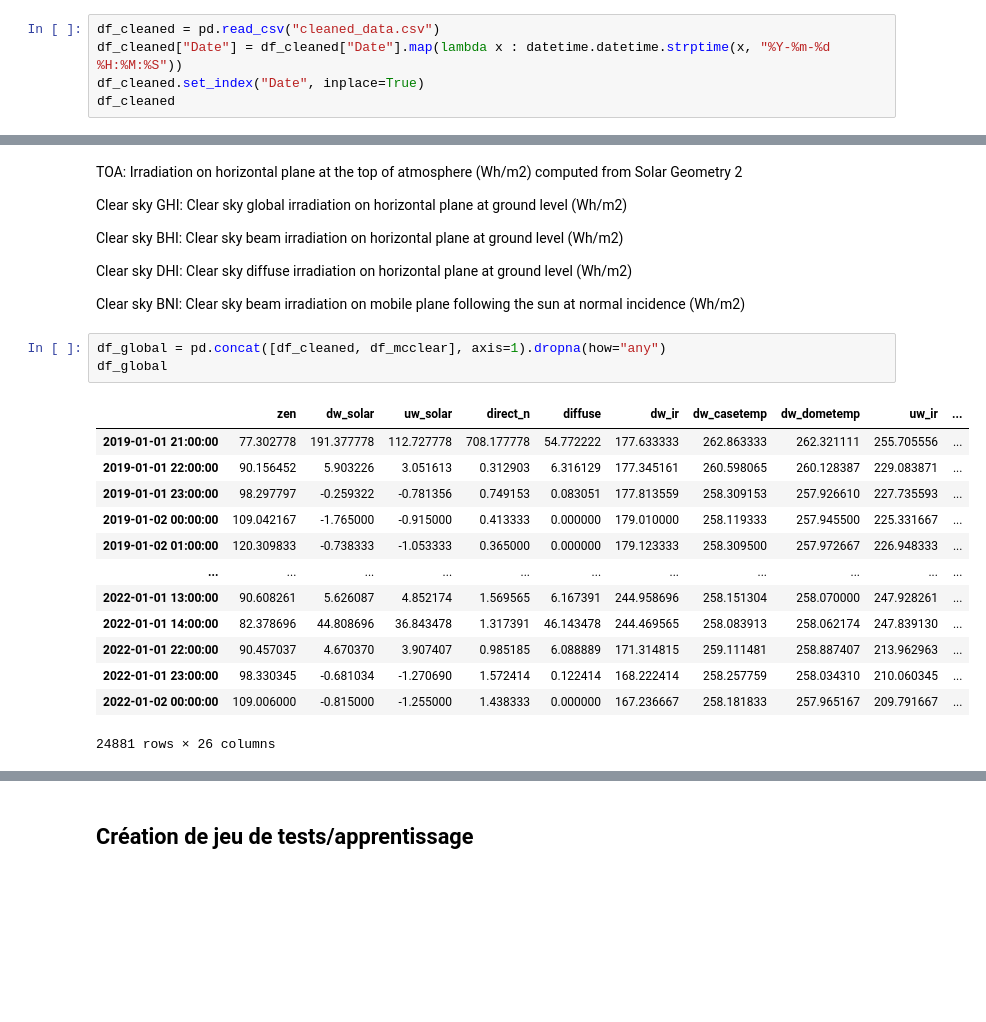
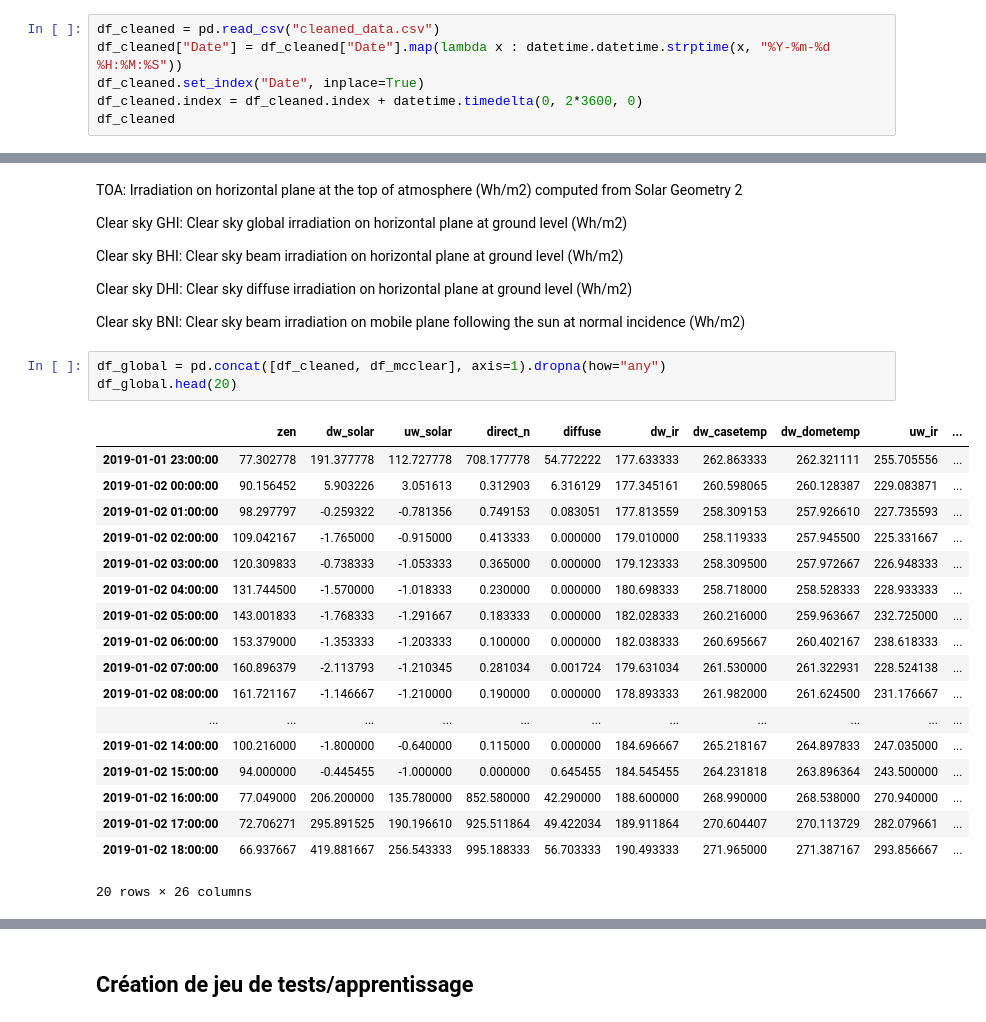
Before and after one commit to pierreberranger/Challenge_Solaire, a Jupyter notebook: challenge_solaire.ipynb, the cells around one changed output, grey strips where cells are left out. Saved outputs shown, nothing was run; the diff lists cells and outputs as text; blank space fills up the shorter version.

```diff
--- a/challenge_solaire.ipynb
+++ b/challenge_solaire.ipynb
@@ -72,6 +72,7 @@ df_final.to_csv("cleaned_data.csv")
 df_cleaned = pd.read_csv("cleaned_data.csv")
 df_cleaned["Date"] = df_cleaned["Date"].map(lambda x : datetime.datetime.strptime(x, "%Y-%m-%d %H:%M:%S"))
 df_cleaned.set_index("Date", inplace=True)
+df_cleaned.index = df_cleaned.index + datetime.timedelta(0, 2*3600, 0)
 df_cleaned
 # %% [output]
 |  | zen | dw_solar | uw_solar | direct_n | diffuse | dw_ir | dw_casetemp | dw_dometemp | uw_ir | ... |
@@ -131,18 +132,23 @@ Clear sky DHI: Clear sky diffuse irradiation on horizontal plane at ground level
 Clear sky BNI: Clear sky beam irradiation on mobile plane following the sun at normal incidence (Wh/m2)
 # %%
 df_global = pd.concat([df_cleaned, df_mcclear], axis=1).dropna(how="any")
-df_global
+df_global.head(20)
 # %% [output]
 |  | zen | dw_solar | uw_solar | direct_n | diffuse | dw_ir | dw_casetemp | dw_dometemp | uw_ir | ... |
-| 2019-01-01 21:00:00 | 77.302778 | 191.377778 | 112.727778 | 708.177778 | 54.772222 | 177.633333 | 262.863333 | 262.321111 | 255.705556 | ... |
-| 2019-01-01 22:00:00 | 90.156452 | 5.903226 | 3.051613 | 0.312903 | 6.316129 | 177.345161 | 260.598065 | 260.128387 | 229.083871 | ... |
-| 2019-01-01 23:00:00 | 98.297797 | -0.259322 | -0.781356 | 0.749153 | 0.083051 | 177.813559 | 258.309153 | 257.926610 | 227.735593 | ... |
-| 2019-01-02 00:00:00 | 109.042167 | -1.765000 | -0.915000 | 0.413333 | 0.000000 | 179.010000 | 258.119333 | 257.945500 | 225.331667 | ... |
-| 2019-01-02 01:00:00 | 120.309833 | -0.738333 | -1.053333 | 0.365000 | 0.000000 | 179.123333 | 258.309500 | 257.972667 | 226.948333 | ... |
+| 2019-01-01 23:00:00 | 77.302778 | 191.377778 | 112.727778 | 708.177778 | 54.772222 | 177.633333 | 262.863333 | 262.321111 | 255.705556 | ... |
+| 2019-01-02 00:00:00 | 90.156452 | 5.903226 | 3.051613 | 0.312903 | 6.316129 | 177.345161 | 260.598065 | 260.128387 | 229.083871 | ... |
+| 2019-01-02 01:00:00 | 98.297797 | -0.259322 | -0.781356 | 0.749153 | 0.083051 | 177.813559 | 258.309153 | 257.926610 | 227.735593 | ... |
+| 2019-01-02 02:00:00 | 109.042167 | -1.765000 | -0.915000 | 0.413333 | 0.000000 | 179.010000 | 258.119333 | 257.945500 | 225.331667 | ... |
+| 2019-01-02 03:00:00 | 120.309833 | -0.738333 | -1.053333 | 0.365000 | 0.000000 | 179.123333 | 258.309500 | 257.972667 | 226.948333 | ... |
+| 2019-01-02 04:00:00 | 131.744500 | -1.570000 | -1.018333 | 0.230000 | 0.000000 | 180.698333 | 258.718000 | 258.528333 | 228.933333 | ... |
+| 2019-01-02 05:00:00 | 143.001833 | -1.768333 | -1.291667 | 0.183333 | 0.000000 | 182.028333 | 260.216000 | 259.963667 | 232.725000 | ... |
+| 2019-01-02 06:00:00 | 153.379000 | -1.353333 | -1.203333 | 0.100000 | 0.000000 | 182.038333 | 260.695667 | 260.402167 | 238.618333 | ... |
+| 2019-01-02 07:00:00 | 160.896379 | -2.113793 | -1.210345 | 0.281034 | 0.001724 | 179.631034 | 261.530000 | 261.322931 | 228.524138 | ... |
+| 2019-01-02 08:00:00 | 161.721167 | -1.146667 | -1.210000 | 0.190000 | 0.000000 | 178.893333 | 261.982000 | 261.624500 | 231.176667 | ... |
 | ... | ... | ... | ... | ... | ... | ... | ... | ... | ... | ... |
-| 2022-01-01 13:00:00 | 90.608261 | 5.626087 | 4.852174 | 1.569565 | 6.167391 | 244.958696 | 258.151304 | 258.070000 | 247.928261 | ... |
-| 2022-01-01 14:00:00 | 82.378696 | 44.808696 | 36.843478 | 1.317391 | 46.143478 | 244.469565 | 258.083913 | 258.062174 | 247.839130 | ... |
-| 2022-01-01 22:00:00 | 90.457037 | 4.670370 | 3.907407 | 0.985185 | 6.088889 | 171.314815 | 259.111481 | 258.887407 | 213.962963 | ... |
-| 2022-01-01 23:00:00 | 98.330345 | -0.681034 | -1.270690 | 1.572414 | 0.122414 | 168.222414 | 258.257759 | 258.034310 | 210.060345 | ... |
-| 2022-01-02 00:00:00 | 109.006000 | -0.815000 | -1.255000 | 1.438333 | 0.000000 | 167.236667 | 258.181833 | 257.965167 | 209.791667 | ... |
+| 2019-01-02 14:00:00 | 100.216000 | -1.800000 | -0.640000 | 0.115000 | 0.000000 | 184.696667 | 265.218167 | 264.897833 | 247.035000 | ... |
+| 2019-01-02 15:00:00 | 94.000000 | -0.445455 | -1.000000 | 0.000000 | 0.645455 | 184.545455 | 264.231818 | 263.896364 | 243.500000 | ... |
+| 2019-01-02 16:00:00 | 77.049000 | 206.200000 | 135.780000 | 852.580000 | 42.290000 | 188.600000 | 268.990000 | 268.538000 | 270.940000 | ... |
+| 2019-01-02 17:00:00 | 72.706271 | 295.891525 | 190.196610 | 925.511864 | 49.422034 | 189.911864 | 270.604407 | 270.113729 | 282.079661 | ... |
+| 2019-01-02 18:00:00 | 66.937667 | 419.881667 | 256.543333 | 995.188333 | 56.703333 | 190.493333 | 271.965000 | 271.387167 | 293.856667 | ... |
-24881 rows × 26 columns
+20 rows × 26 columns
```
Also changed, not shown: parts of 9 cells of this notebook.
